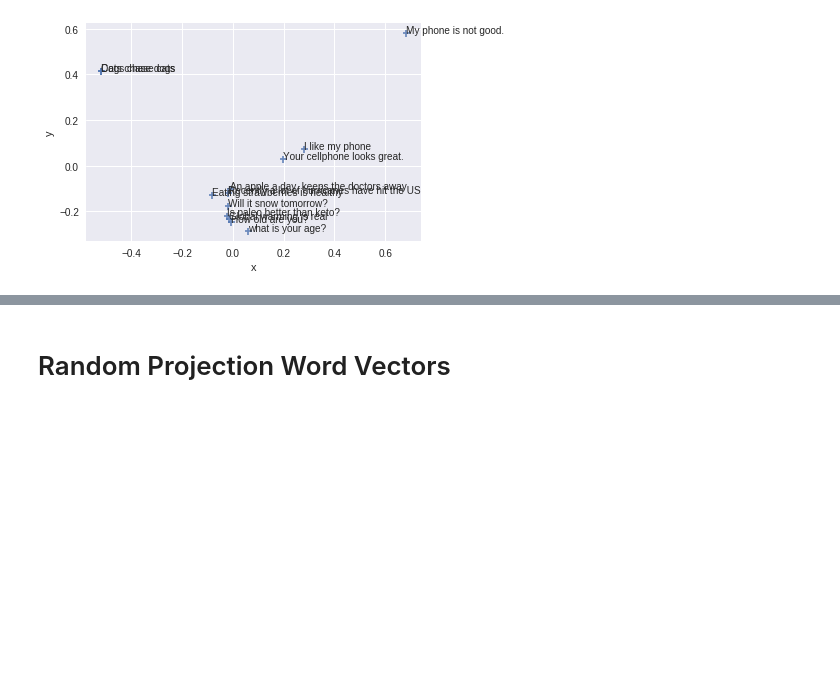
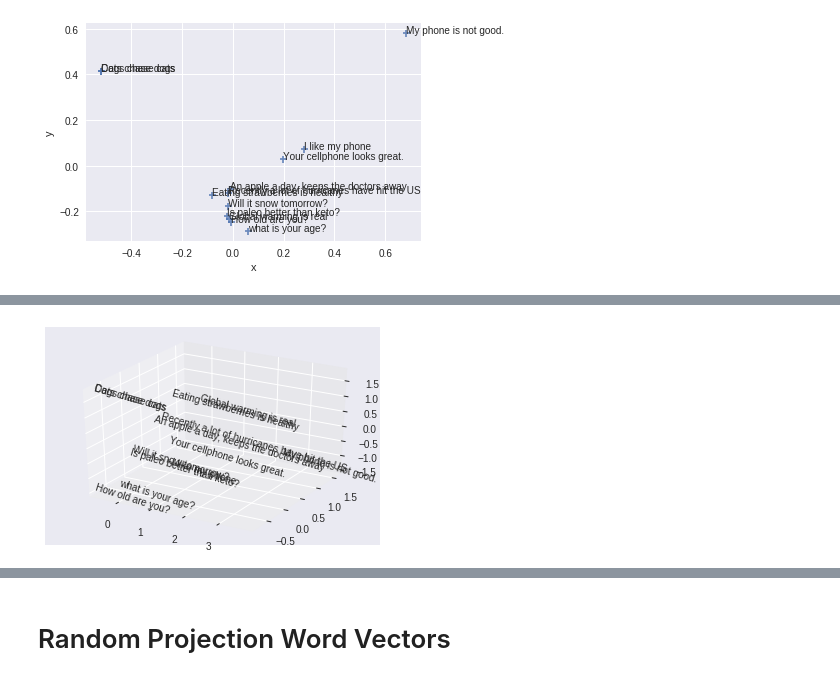
Before and after one commit to mohammedterry/NLP_for_ML, a Jupyter notebook: Sentence_Embeddings.ipynb, the cells around one changed output, grey strips where cells are left out. Drawn from its saved outputs; the diff is of its cells as text; code cells hidden in the pictures; blank space fills up the shorter version.

```diff
--- a/Sentence_Embeddings.ipynb
+++ b/Sentence_Embeddings.ipynb
@@ -501,0 +557,4 @@ plot_sentences(example_sentences, w_mean_numberbatch_vectors)
+# %%
+plot3D_sentences(example_sentences, w_mean_flair_vectors)
+# %% [output]
+[figure, added]
```
Also changed, not shown: parts of 46 cells of this notebook.
